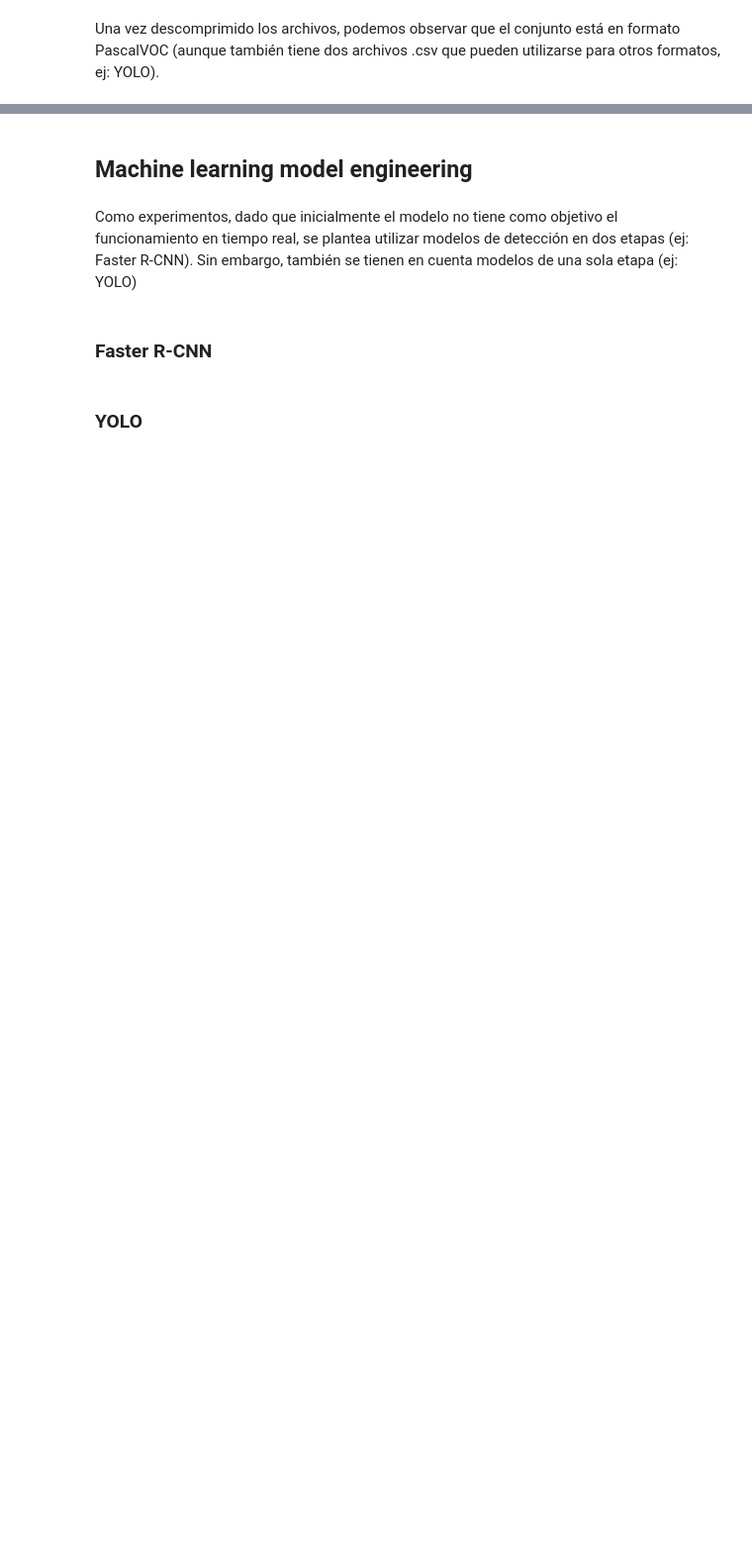
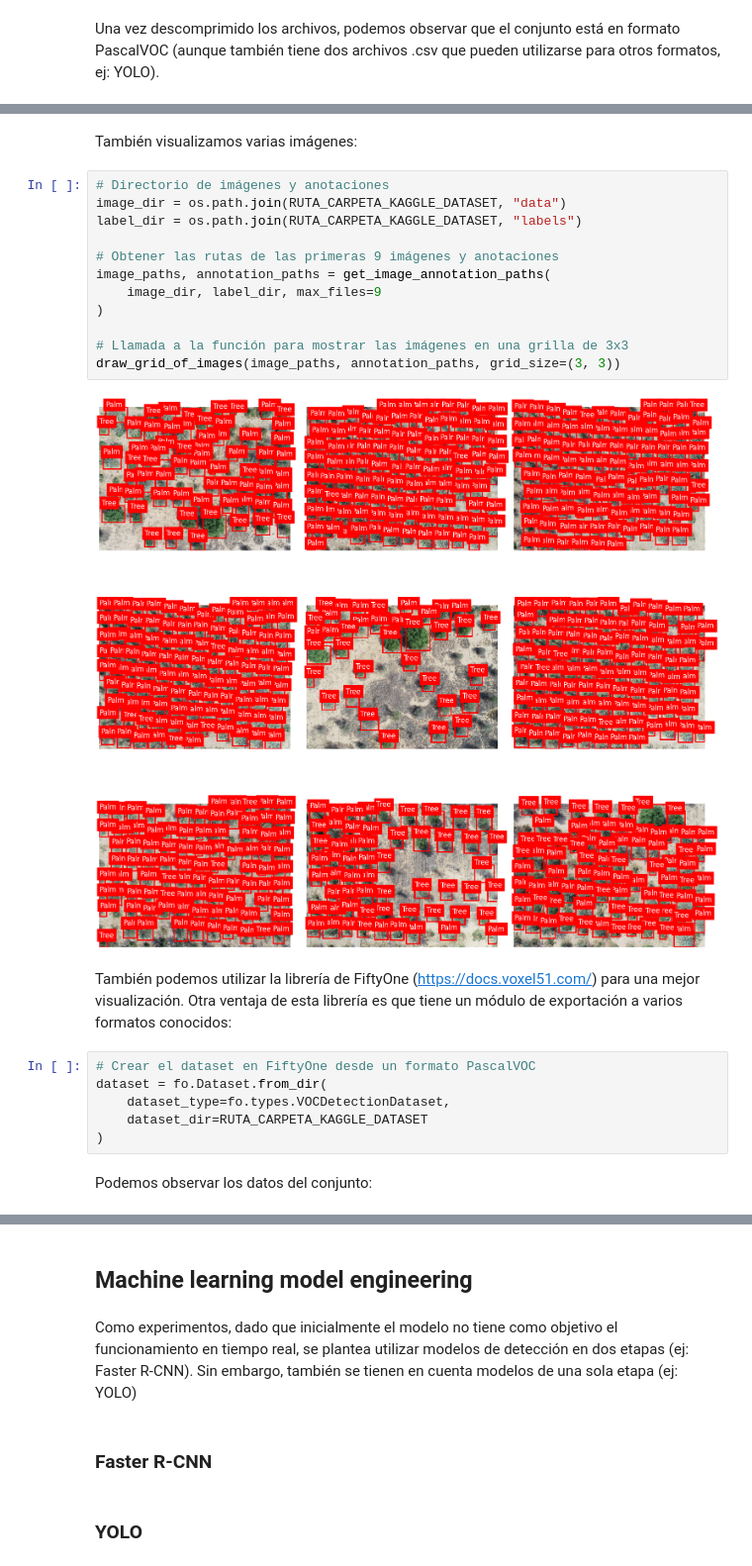
Before and after one commit to brunomaso1/uba-ceia, a Jupyter notebook: ceia-vpc2/TrabajoFinalVPC2.ipynb, the cells around one changed output, grey strips where cells are left out. Shown at 99% size. Drawn from its saved outputs; the diff is of its cells as text; blank space fills up the shorter version.

Commit message:
feat: :sparkles: Procesamiento de datos en progreso

```diff
--- a/ceia-vpc2/TrabajoFinalVPC2.ipynb
+++ b/ceia-vpc2/TrabajoFinalVPC2.ipynb
@@ -188,0 +428,26 @@ Podemos observar las imágenes y su detección:
+# %% [markdown]
+También visualizamos varias imágenes:
+# %%
+# Directorio de imágenes y anotaciones
+image_dir = os.path.join(RUTA_CARPETA_KAGGLE_DATASET, "data")
+label_dir = os.path.join(RUTA_CARPETA_KAGGLE_DATASET, "labels")
+
+# Obtener las rutas de las primeras 9 imágenes y anotaciones
+image_paths, annotation_paths = get_image_annotation_paths(
+    image_dir, label_dir, max_files=9
+)
+
+# Llamada a la función para mostrar las imágenes en una grilla de 3x3
+draw_grid_of_images(image_paths, annotation_paths, grid_size=(3, 3))
+# %% [output]
+[figure, added]
+# %% [markdown]
+También podemos utilizar la librería de FiftyOne (https://docs.voxel51.com/) para una mejor visualización. Otra ventaja de esta librería es que tiene un módulo de exportación a varios formatos conocidos:
+# %%
+# Crear el dataset en FiftyOne desde un formato PascalVOC
+dataset = fo.Dataset.from_dir(
+    dataset_type=fo.types.VOCDetectionDataset,
+    dataset_dir=RUTA_CARPETA_KAGGLE_DATASET
+)
+# %% [markdown]
+Podemos observar los datos del conjunto:
```
Also changed, not shown: parts of 18 cells of this notebook.
